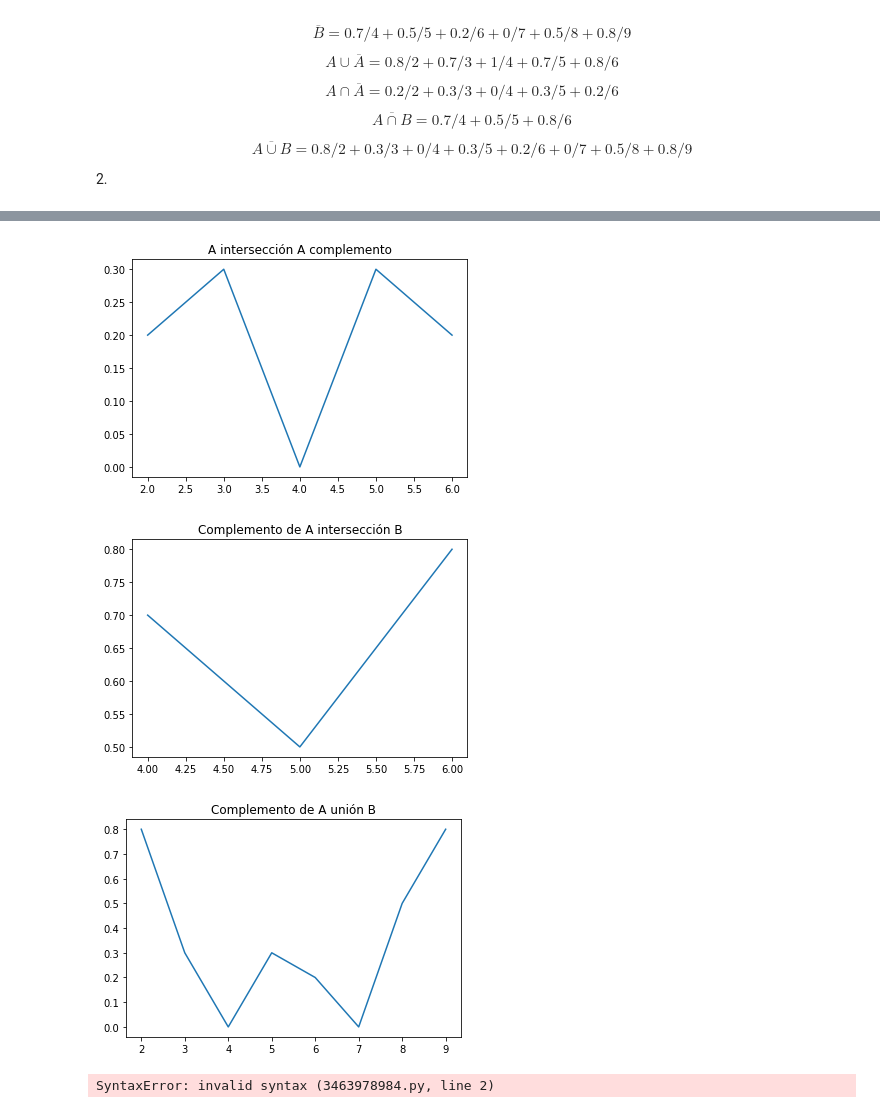
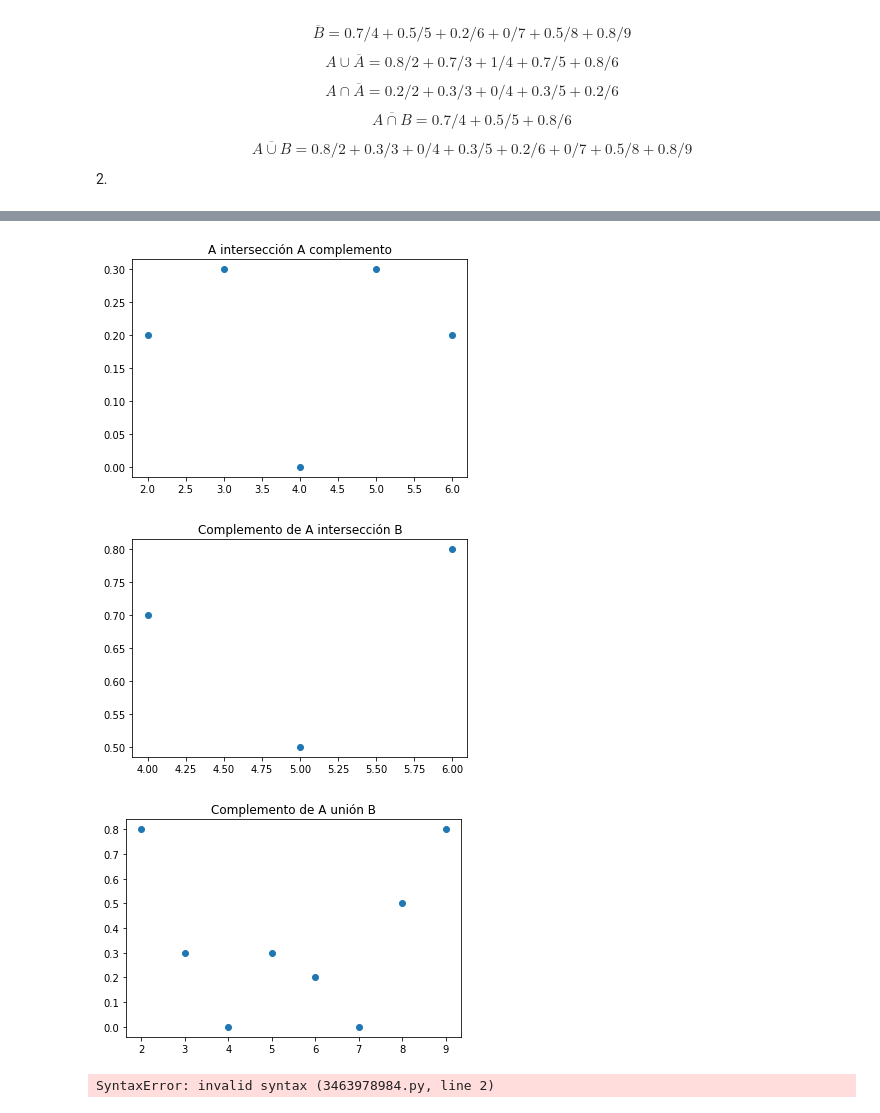
Before and after one commit to KeithMaxwell20/Notebook-Aplicada, a Jupyter notebook: ejercitario1.ipynb, the cells around one changed output, grey strips where cells are left out. Cells and saved outputs as stored; diff of their text form; code cells hidden in the pictures.

```diff
--- a/ejercitario1.ipynb
+++ b/ejercitario1.ipynb
@@ -104,30 +107,30 @@ plt.show()
 # %%
 import matplotlib.pyplot as plt
 x=[2, 3, 4, 5, 6]
 y=[0.2, 0.3, 0, 0.3, 0.2]
-plt.plot(x,y)
+plt.scatter(x,y)
 plt.title('A intersección A complemento')
 plt.show()
 # %% [output]
-[figure, old version]
+[figure, new version]
 # %%
 import matplotlib.pyplot as plt
 x=[4, 5, 6]
 y=[0.7, 0.5, 0.8]
-plt.plot(x,y)
+plt.scatter(x,y)
 plt.title('Complemento de A intersección B')
 plt.show()
 # %% [output]
-[figure, old version]
+[figure, new version]
 # %%
 import matplotlib.pyplot as plt
 x=[2, 3, 4, 5, 6, 7, 8, 9]
 y=[0.8, 0.3, 0, 0.3, 0.2, 0, 0.5, 0.8]
-plt.plot(x,y)
+plt.scatter(x,y)
 plt.title('Complemento de A unión B')
 plt.show()
 # %% [output]
-[figure, old version]
+[figure, new version]
 # %%
 3.
 Altura de A: 1
```
Also changed, not shown: parts of 13 cells of this notebook.
